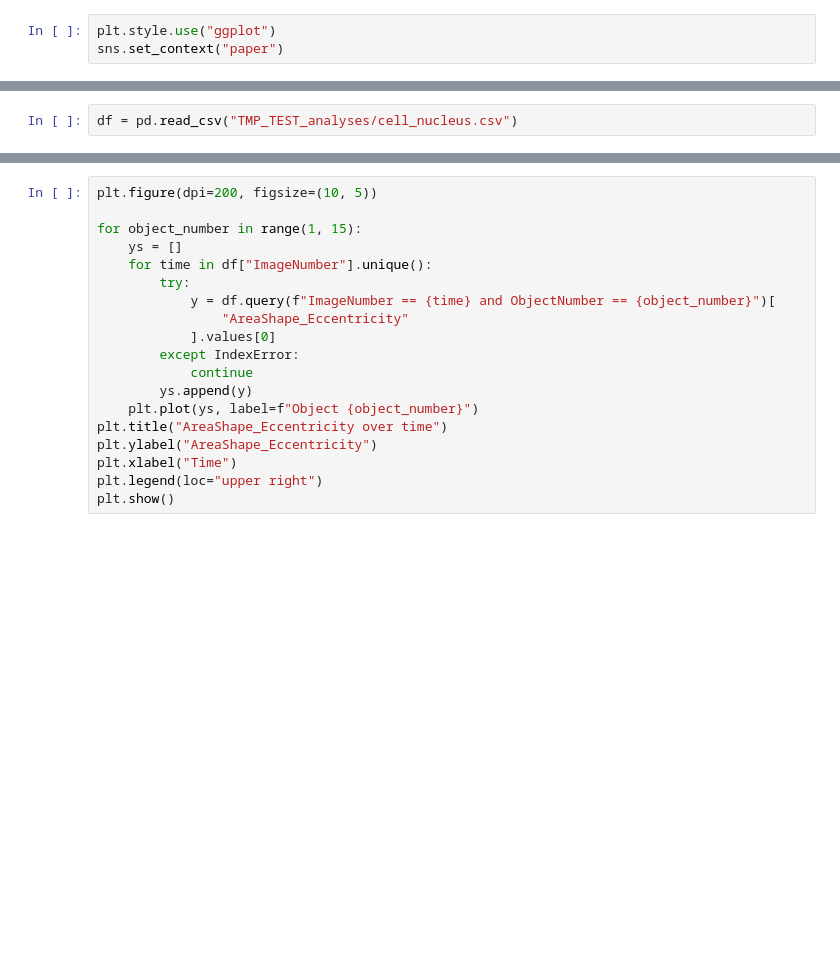
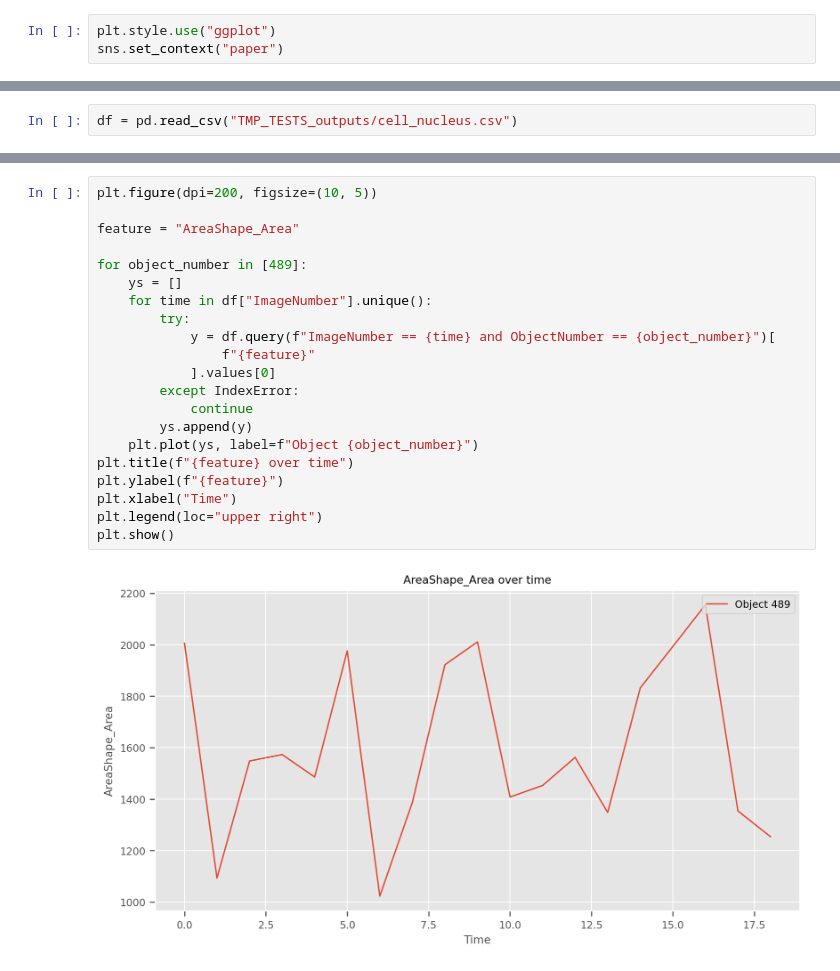
Before and after one commit to thethomasboyer/CellProfiler_GaussianProxy_analyses, a Jupyter notebook: plot_trajectories.ipynb, the cells around one changed output, grey strips where cells are left out. Saved outputs shown, nothing was run; the diff lists cells and outputs as text; blank space fills up the shorter version.

```diff
--- a/plot_trajectories.ipynb
+++ b/plot_trajectories.ipynb
@@ -8,4 +12,4 @@ sns.set_context("paper")
 # %%
-df = pd.read_csv("TMP_TEST_analyses/cell_nucleus.csv")
+df = pd.read_csv("TMP_TESTS_outputs/cell_nucleus.csv")
 # %%
 df
@@ -14,19 +91,23 @@ df["ObjectNumber"].unique()
 # %%
 plt.figure(dpi=200, figsize=(10, 5))
 
-for object_number in range(1, 15):
+feature = "AreaShape_Area"
+
+for object_number in [489]:
     ys = []
     for time in df["ImageNumber"].unique():
         try:
             y = df.query(f"ImageNumber == {time} and ObjectNumber == {object_number}")[
-                "AreaShape_Eccentricity"
+                f"{feature}"
             ].values[0]
         except IndexError:
             continue
         ys.append(y)
     plt.plot(ys, label=f"Object {object_number}")
-plt.title("AreaShape_Eccentricity over time")
-plt.ylabel("AreaShape_Eccentricity")
+plt.title(f"{feature} over time")
+plt.ylabel(f"{feature}")
 plt.xlabel("Time")
 plt.legend(loc="upper right")
 plt.show()
+# %% [output]
+[figure, added]
```
Also changed, not shown: parts of 6 cells of this notebook, 8 other files.
